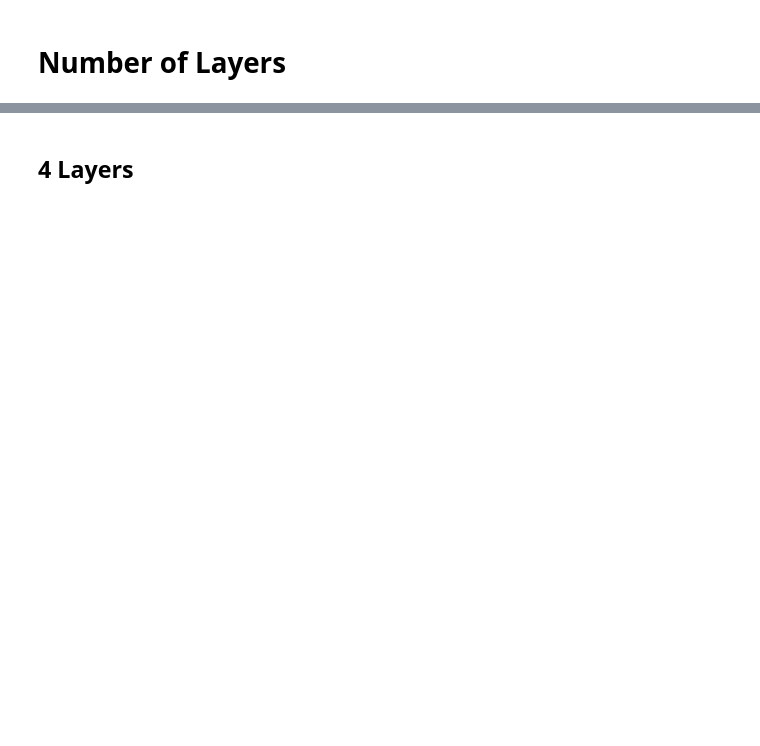
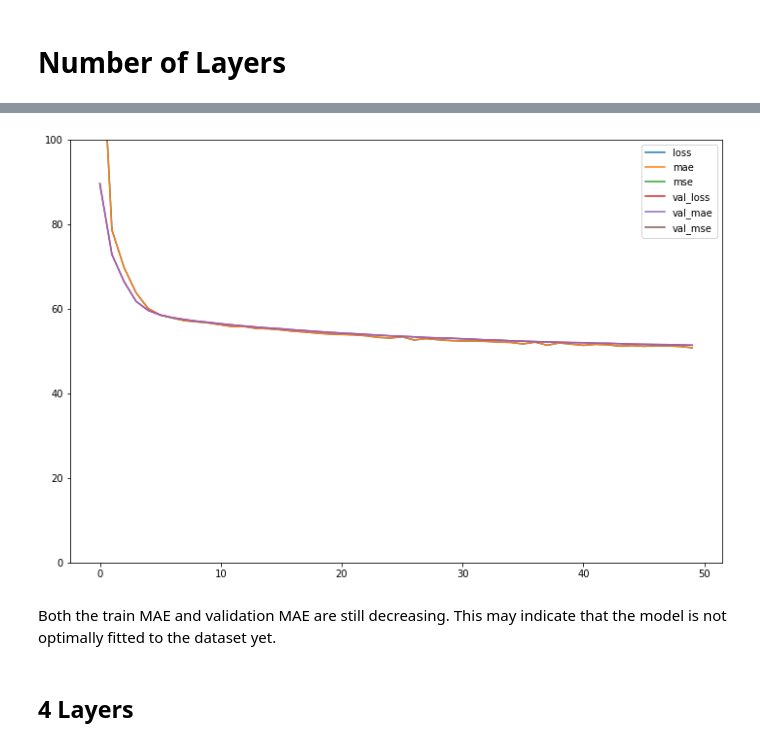
Before and after one commit to abhishekjainz/airbnb-price-prediction, a Jupyter notebook: models/Neural_Network.ipynb, the cells around one changed output, grey strips where cells are left out. Cells and saved outputs as stored; diff of their text form; code cells hidden in the pictures; blank space fills up the shorter version.

```diff
--- a/models/Neural_Network.ipynb
+++ b/models/Neural_Network.ipynb
@@ -577,0 +579,11 @@ Best: 0.596251 using {'model__neurons': 64}
+# %%
+model5 = Sequential([
+  Input(shape=(enc_X_train.shape[1],)),
+  Dense(64, activation='relu', kernel_initializer='glorot_uniform', kernel_constraint=MaxNorm(2.0)),
+  Dense(64, activation='relu', kernel_initializer='glorot_uniform', kernel_constraint=MaxNorm(2.0)),
+  Dense(1, kernel_initializer='glorot_uniform')
+])
+
+model5.compile(optimizer='Nadam',
+              loss='mae',
+              metrics=['mae', 'mse'])
@@ -577,0 +608,9 @@ Best: 0.596251 using {'model__neurons': 64}
+# %%
+STEPS = enc_X_train.shape[0] // 128
+
+history = model5.fit(
+  enc_X_train, y_train,
+  validation_data=(enc_X_val, y_val),
+  steps_per_epoch=STEPS,
+  batch_size=128,
+  epochs=200)
@@ -578,3 +655,10 @@ Best: 0.596251 using {'model__neurons': 64}
+# %%
+df = pd.DataFrame(history.history)
+line = df.plot(kind='line', figsize=(12,8), ylim=(0,100))
+# %% [output]
+[figure, added]
+# %% [markdown]
+Both the train MAE and validation MAE are still decreasing. This may indicate that the model is not optimally fitted to the dataset yet.
 # %% [markdown]
 ## 4 Layers
 # %%
```
Also changed, not shown: parts of 56 cells of this notebook.
